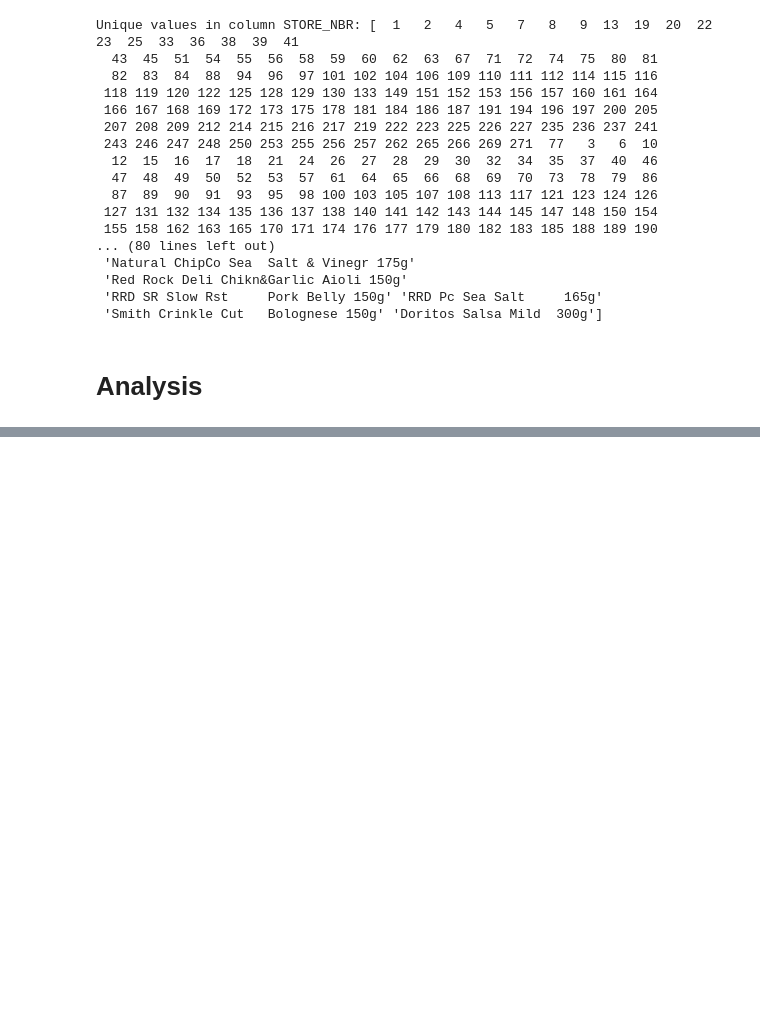
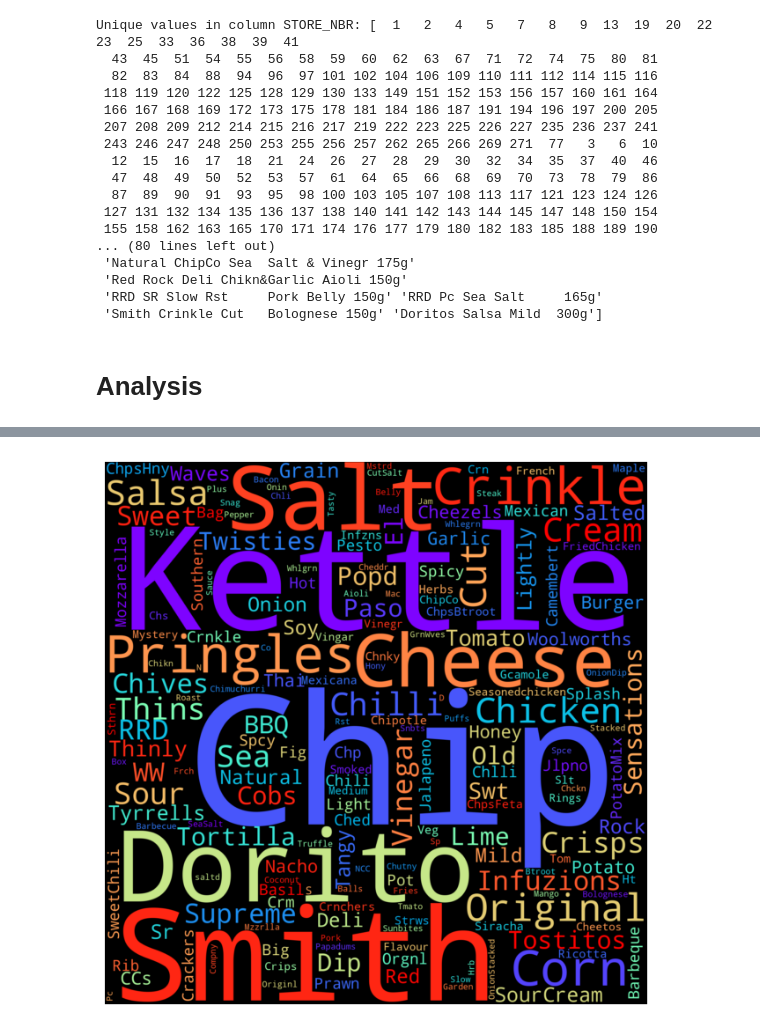
Before and after one commit to pi-mishra/Quantium_DataAnalytics, a Jupyter notebook: Quantium.ipynb, the cells around one changed output, grey strips where cells are left out. Cells and saved outputs as stored; diff of their text form; code cells hidden in the pictures; blank space fills up the shorter version.

```diff
--- a/Quantium.ipynb
+++ b/Quantium.ipynb
@@ -217,0 +290,18 @@ fig.show()
+# %%
+import matplotlib.pyplot as plt
+from wordcloud import WordCloud
+
+# Assuming your DataFrame `df` has a 'PROD_NAME' column
+# Concatenate all product names into a single text string
+text = " ".join(name for name in df['PROD_NAME'])
+
+# Creating a WordCloud
+plt.figure(figsize=(15, 8))
+word_cloud = WordCloud(width=2000, height=2000, collocations=False, colormap='rainbow', background_color='black').generate(text)
+
+# Display the Word Cloud
+plt.imshow(word_cloud, interpolation='bilinear')
+plt.axis("off")
+plt.show()
+# %% [output]
+[figure, added]
```
Also changed, not shown: parts of 7 cells of this notebook.
